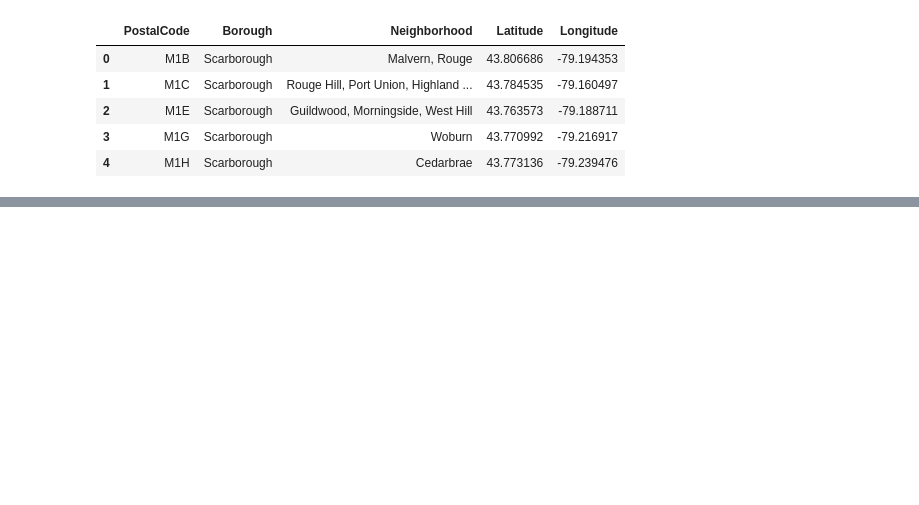
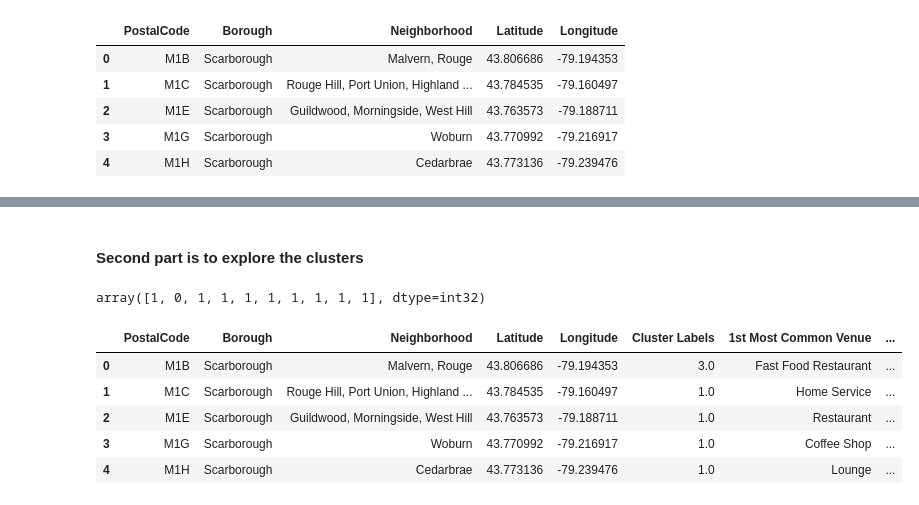
Before and after one commit to ChristianPSteiner/Coursera_Capstone, a Jupyter notebook: Coursera Exercise Notebook.ipynb, the cells around one changed output, grey strips where cells are left out. Cells and saved outputs as stored; diff of their text form; code cells hidden in the pictures; blank space fills up the shorter version.

```diff
--- a/Coursera Exercise Notebook.ipynb
+++ b/Coursera Exercise Notebook.ipynb
@@ -84,0 +365,29 @@ mdf_coor.head()
+# %% [markdown]
+#### Second part is to explore the clusters
+# %%
+# set number of clusters
+kclusters = 5
+
+torronto_grouped_clustering = torronto_grouped.drop('Neighborhood', 1)
+
+# run k-means clustering
+kmeans = KMeans(n_clusters=kclusters, random_state=0).fit(torronto_grouped_clustering)
+
+# check cluster labels generated for each row in the dataframe
+kmeans.labels_[0:10]
+# %% [output]
+array([1, 0, 1, 1, 1, 1, 1, 1, 1, 1], dtype=int32)
+# %%
+torronto_merged = mdf_coor
+
+# merge toronto_grouped with toronto_data to add latitude/longitude for each neighborhood
+torronto_merged = torronto_merged.join(neighborhoods_venues_sorted.set_index('Neighborhood'), on='Neighborhood')
+
+torronto_merged.head() # check the last columns!
+# %% [output]
+|  | PostalCode | Borough | Neighborhood | Latitude | Longitude | Cluster Labels | 1st Most Common Venue | ... |
+| 0 | M1B | Scarborough | Malvern, Rouge | 43.806686 | -79.194353 | 3.0 | Fast Food Restaurant | ... |
+| 1 | M1C | Scarborough | Rouge Hill, Port Union, Highland ... | 43.784535 | -79.160497 | 1.0 | Home Service | ... |
+| 2 | M1E | Scarborough | Guildwood, Morningside, West Hill | 43.763573 | -79.188711 | 1.0 | Restaurant | ... |
+| 3 | M1G | Scarborough | Woburn | 43.770992 | -79.216917 | 1.0 | Coffee Shop | ... |
+| 4 | M1H | Scarborough | Cedarbrae | 43.773136 | -79.239476 | 1.0 | Lounge | ... |
```
Also changed, not shown: parts of 33 cells of this notebook.
